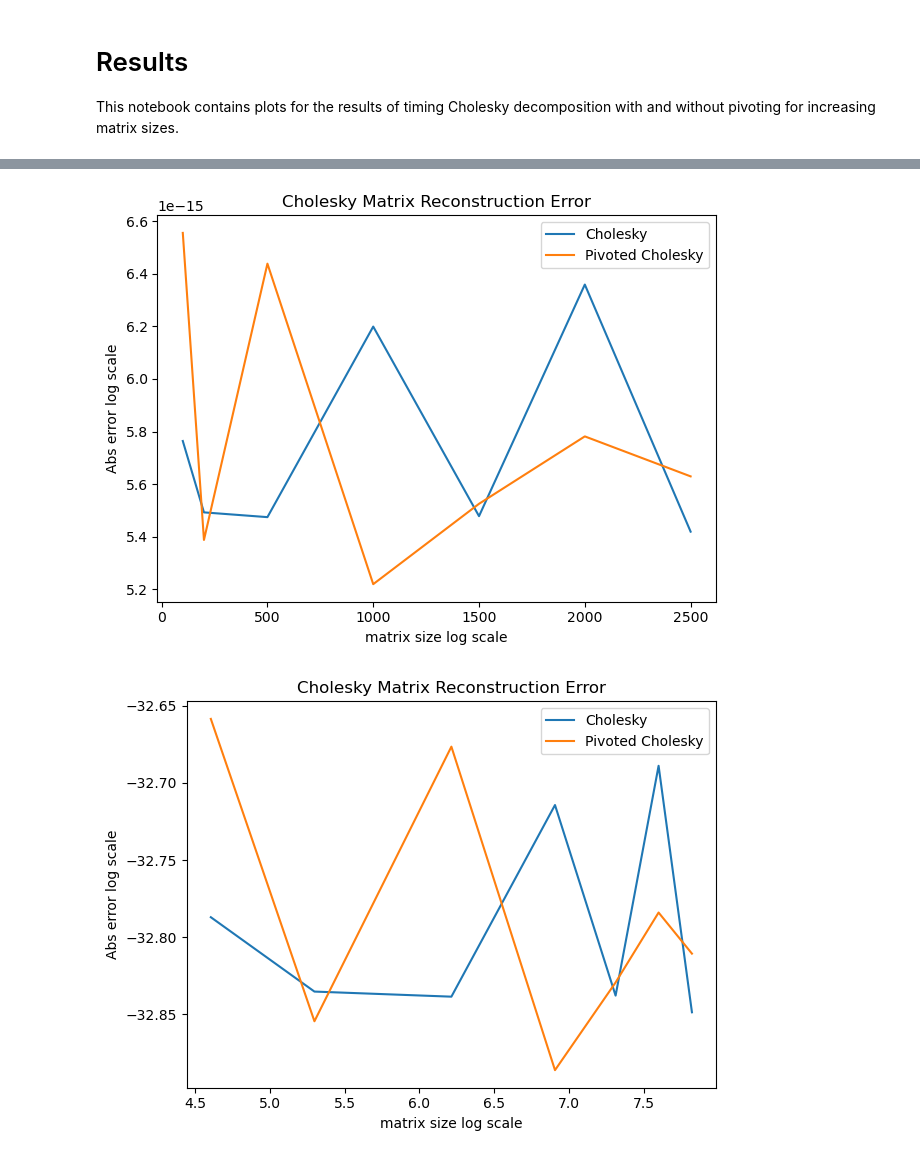
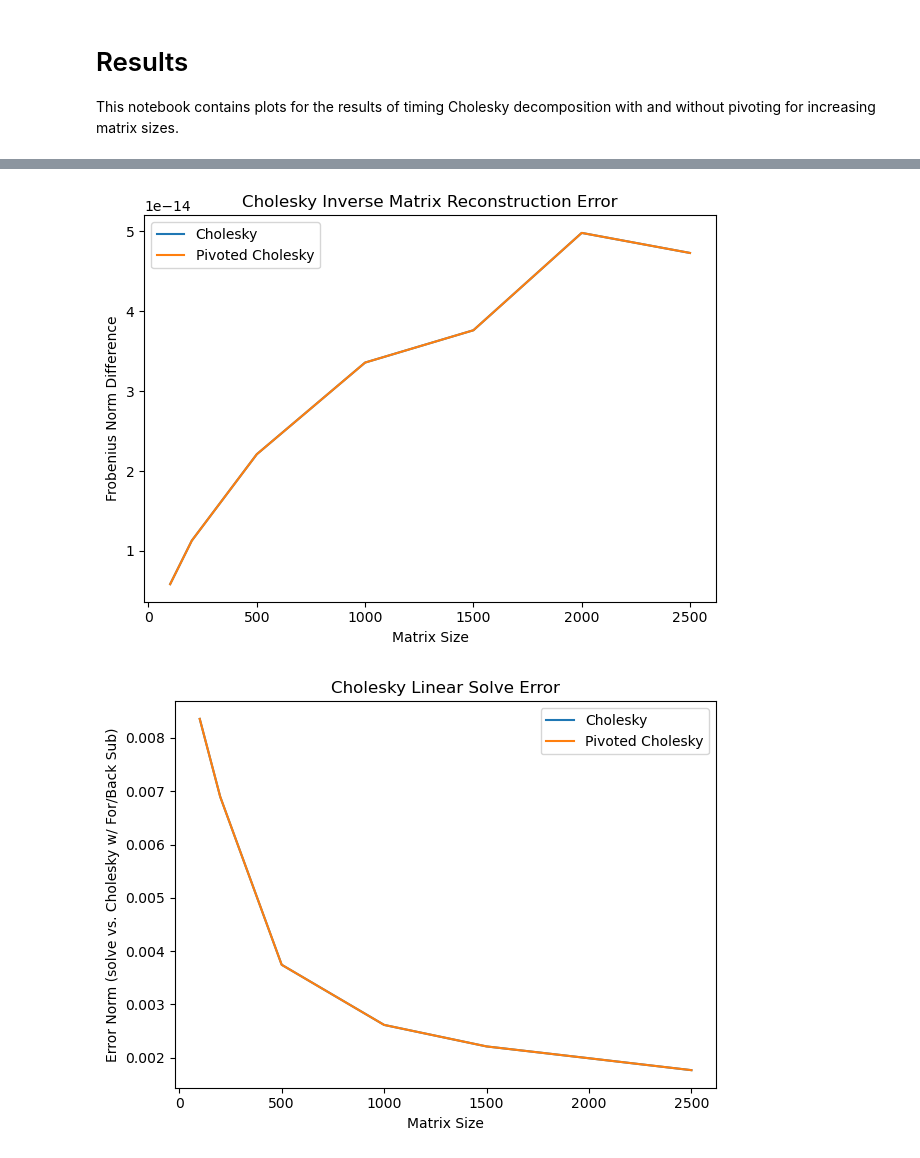
Before and after one commit to jaycee-pang/final_chem279, a Jupyter notebook: data/plots.ipynb, the cells around one changed output, grey strips where cells are left out. Drawn from its saved outputs; the diff is of its cells as text; code cells hidden in the pictures.

```diff
--- a/data/plots.ipynb
+++ b/data/plots.ipynb
@@ -116,27 +128,27 @@ sizes2, pivchol_errinv= read_data('piv_cholesky_inv_err.txt')
 plt.plot(sizes1, chol1_errinv, label='Cholesky')
 plt.plot(sizes1,  pivchol_errinv, label='Pivoted Cholesky')
 # plt.plot(np.log(sizes1), np.log(arma_err), label='armadillo Cholesky')
-plt.xlabel('matrix size log scale')
-plt.ylabel('Abs error log scale')
-plt.title('Cholesky Matrix Reconstruction Error')
+plt.xlabel('Matrix Size')
+plt.ylabel('Frobenius Norm Difference')
+plt.title('Cholesky Inverse Matrix Reconstruction Error')
 plt.legend()
 plt.tight_layout()
 plt.show();
 # %% [output]
-[figure, old version]
+[figure, new version]
 # %%
 # error plots
-sizes1,  chol1_errinv= read_data('cholesky_inv_err.txt')
-sizes2, pivchol_errinv= read_data('piv_cholesky_inv_err.txt')
+sizes1, chol_lin_err= read_data('cholesky_Axb_err.txt')
+sizes2, pivchol_lin_err= read_data('cholesky_piv_Axb_err.txt')
 
-plt.plot(np.log(sizes1), np.log(chol1_errinv), label='Cholesky')
-plt.plot(np.log(sizes1),  np.log(pivchol_errinv), label='Pivoted Cholesky')
-# plt.plot(np.log(sizes1), np.log(arma_err), label='armadillo Cholesky')
-plt.xlabel('matrix size log scale')
-plt.ylabel('Frobenius Norm Error')
-plt.title('Cholesky Matrix Reconstruction Error')
+plt.plot(sizes1, chol_lin_err, label='Cholesky')
+plt.plot(sizes1,  pivchol_lin_err, label='Pivoted Cholesky')
+
+plt.xlabel('Matrix Size')
+plt.ylabel('Error Norm (solve vs. Cholesky w/ For/Back Sub)')
+plt.title('Cholesky Linear Solve Error')
 plt.legend()
 plt.tight_layout()
 plt.show();
 # %% [output]
-[figure, old version]
+[figure, new version]
```
Also changed, not shown: parts of 6 cells of this notebook, 13 other files.
